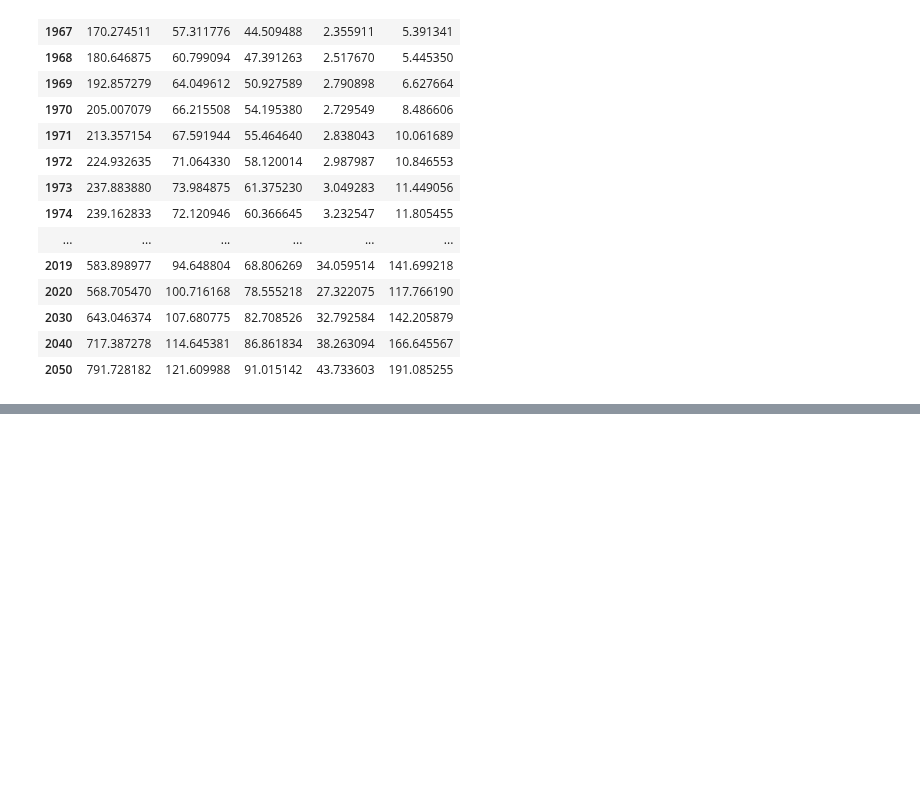
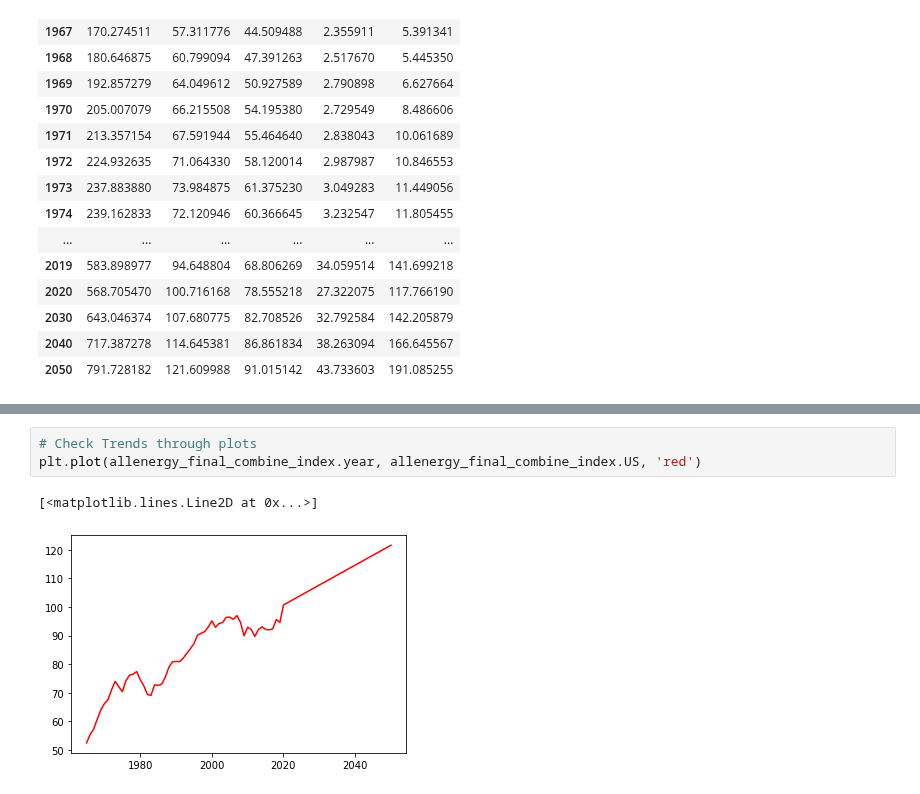
Before and after one commit to yuyhong23/One-Hot_Future, a Jupyter notebook: goals_prediction_ML_tara/allenergy_prediction-adjust_export_data_format.ipynb, the cells around one changed output, grey strips where cells are left out. Saved outputs shown, nothing was run; the diff lists cells and outputs as text; blank space fills up the shorter version.

```diff
--- a/goals_prediction_ML_tara/allenergy_prediction-adjust_export_data_format.ipynb
+++ b/goals_prediction_ML_tara/allenergy_prediction-adjust_export_data_format.ipynb
@@ -350,0 +189,6 @@ us_allenergy
+# %%
+# Check Trends through plots
+plt.plot(allenergy_final_combine_index.year, allenergy_final_combine_index.US, 'red')
+# %% [output]
+[<matplotlib.lines.Line2D at 0x...>]
+[figure, added]
```
Also changed, not shown: parts of 28 cells of this notebook, 7 other files.
